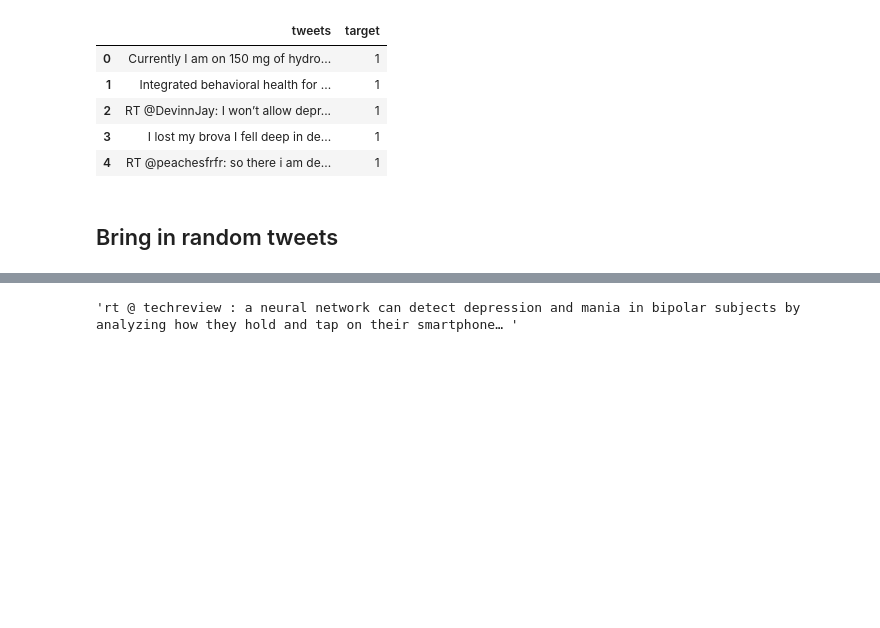
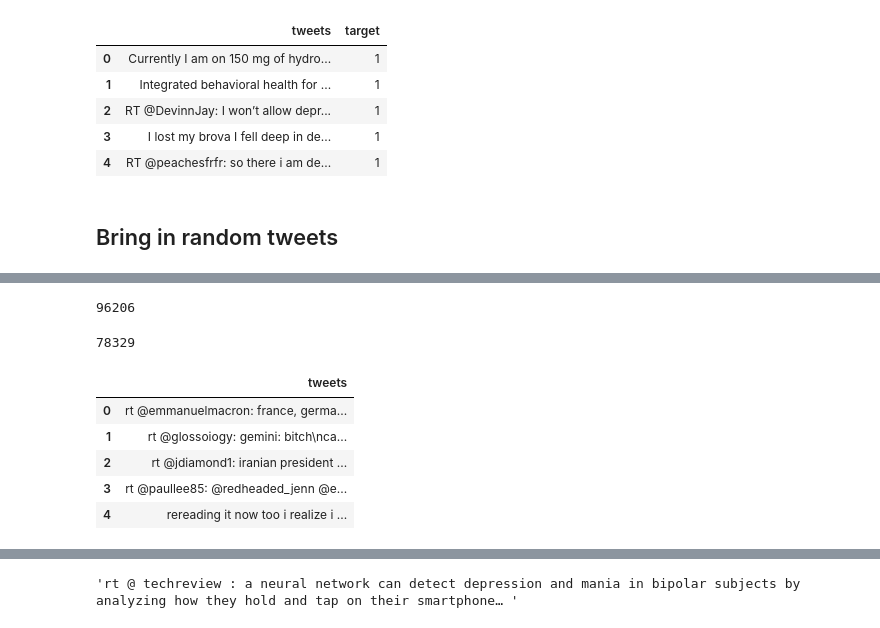
Before and after one commit to shredmore/depression_in_text, a Jupyter notebook: Predict Depressed Tweet vs. Random Tweet.ipynb, the cells around one changed output, grey strips where cells are left out. Drawn from its saved outputs; the diff is of its cells as text; code cells hidden in the pictures; blank space fills up the shorter version.

```diff
--- a/Predict Depressed Tweet vs. Random Tweet.ipynb
+++ b/Predict Depressed Tweet vs. Random Tweet.ipynb
@@ -118,6 +131,16 @@ df_2 = pd.DataFrame.from_csv('../random_sample_tweets_11k2018-05-08_16-09-46.csv
+# %%
+#how many
+len(df_2)
+# %% [output]
+96206
 # %%
 #give index
 df_2 = df_2.reset_index()
 
 #give column name
 df_2.columns = ['tweets']
+# %%
+#how many distinct tweets
+len(df_2.tweets.unique())
+# %% [output]
+78329
@@ -123,0 +157,9 @@ df_2.columns = ['tweets']
+# %%
+df_2.head()
+# %% [output]
+|  | tweets |
+| 0 | rt @emmanuelmacron: france, germa... |
+| 1 | rt @glossoiogy: gemini: bitch\nca... |
+| 2 | rt @jdiamond1: iranian president ... |
+| 3 | rt @paullee85: @redheaded_jenn @e... |
+| 4 | rereading it now too i realize i ... |
```
Also changed, not shown: parts of 21 cells of this notebook, 12 other files.
